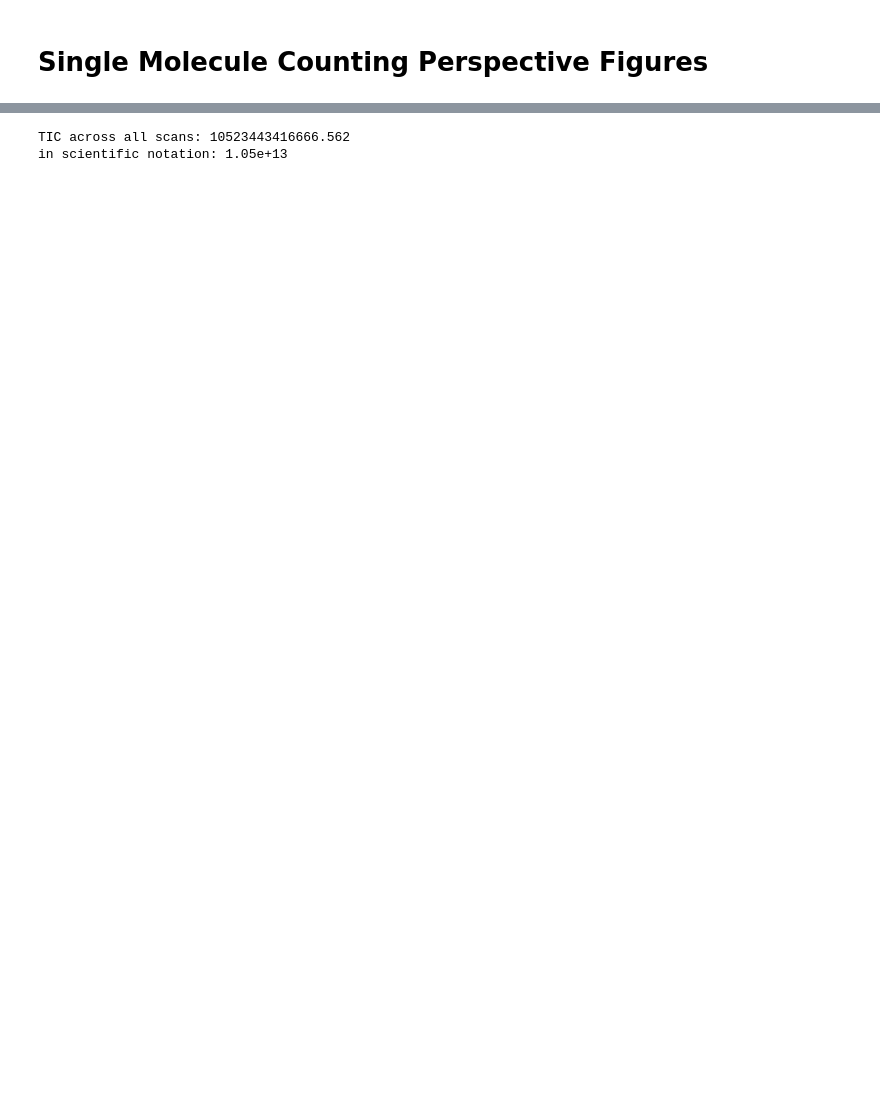
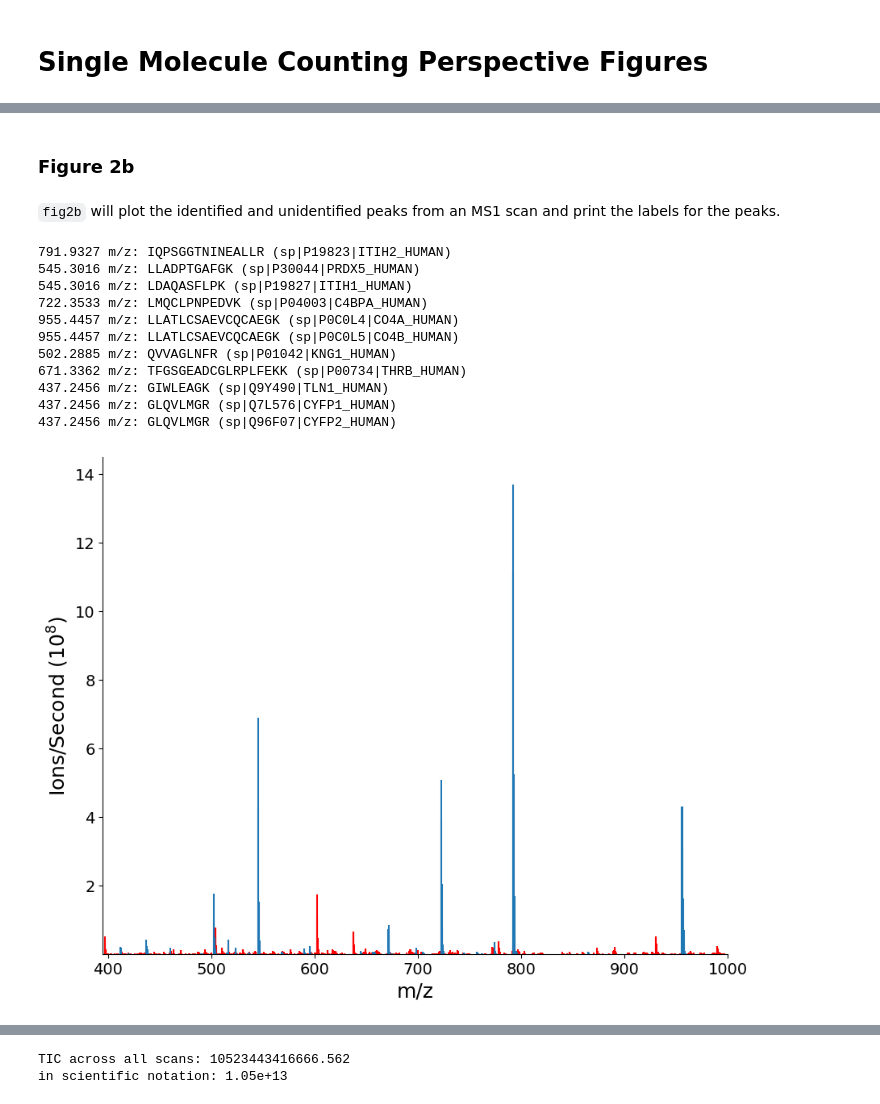
Before and after one commit to uw-maccosslab/single_molecule_counting, a Jupyter notebook: 2022_Single_Molecule_Counting.ipynb, the cells around one changed output, grey strips where cells are left out. Cells and saved outputs as stored; diff of their text form; code cells hidden in the pictures; blank space fills up the shorter version.

Commit message:
Create functions to recreate manuscript figures

```diff
--- a/2022_Single_Molecule_Counting.ipynb
+++ b/2022_Single_Molecule_Counting.ipynb
@@ -2,0 +10,5 @@
+# %%
+elib_file = "panoramaweb_files/plasma-EV-01.mzML.elib"
+mzml_file = "panoramaweb_files/plasma-EV-01.mzML"
+hk_file = "panoramaweb_files/plasma-EV-01_MS1_3sn.hk"
+kro_file = "panoramaweb_files/plasma-EV-01_MS1_3sn.kro"
@@ -2,0 +51,21 @@
+# %% [markdown]
+### Figure 2b
+# %% [markdown]
+`fig2b` will plot the identified and unidentified peaks from an MS1 scan and print the labels for the peaks.
+# %%
+# plot figure 2b MS1 peaks
+# expect 3 min 29 s
+single_mol.fig2b(mzml_file, hk_file, elib_file, scan_num=170933, id_peaks=7)
+# %% [output]
+791.9327 m/z: IQPSGGTNINEALLR (sp|P19823|ITIH2_HUMAN)
+545.3016 m/z: LLADPTGAFGK (sp|P30044|PRDX5_HUMAN)
+545.3016 m/z: LDAQASFLPK (sp|P19827|ITIH1_HUMAN)
+722.3533 m/z: LMQCLPNPEDVK (sp|P04003|C4BPA_HUMAN)
+955.4457 m/z: LLATLCSAEVCQCAEGK (sp|P0C0L4|CO4A_HUMAN)
+955.4457 m/z: LLATLCSAEVCQCAEGK (sp|P0C0L5|CO4B_HUMAN)
+502.2885 m/z: QVVAGLNFR (sp|P01042|KNG1_HUMAN)
+671.3362 m/z: TFGSGEADCGLRPLFEKK (sp|P00734|THRB_HUMAN)
+437.2456 m/z: GIWLEAGK (sp|Q9Y490|TLN1_HUMAN)
+437.2456 m/z: GLQVLMGR (sp|Q7L576|CYFP1_HUMAN)
+437.2456 m/z: GLQVLMGR (sp|Q96F07|CYFP2_HUMAN)
+[figure, added]
```
Also changed, not shown: parts of 48 cells of this notebook, 3 other files.
